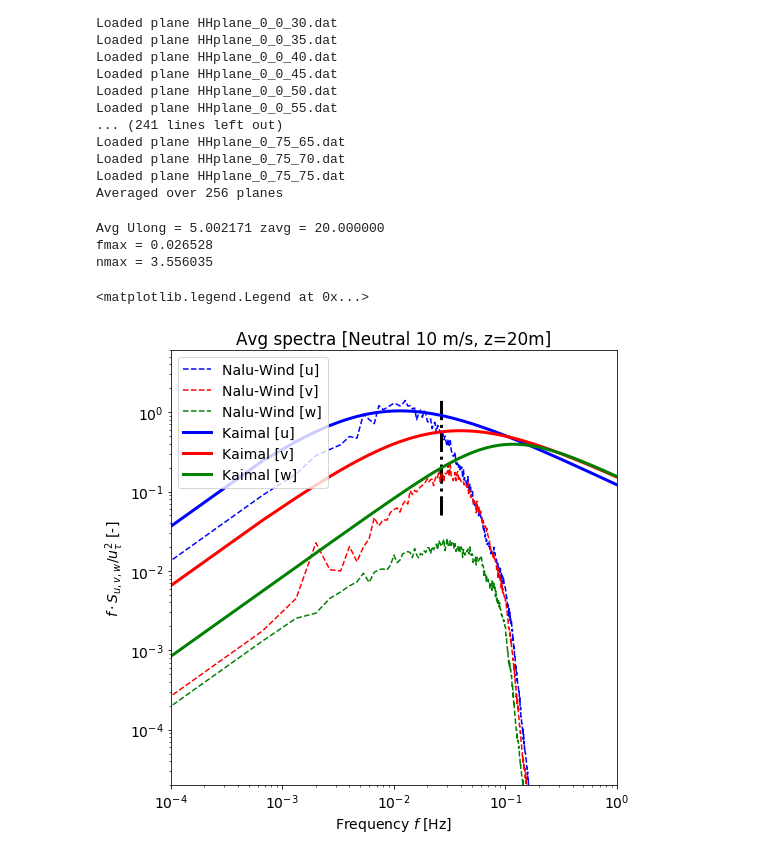
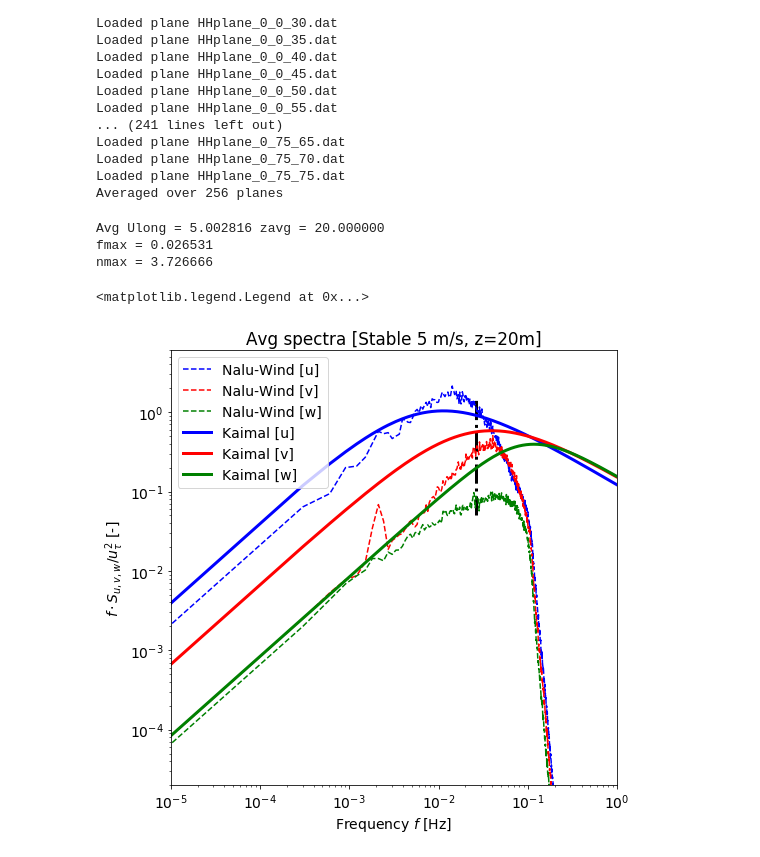
Before and after one commit to lawrenceccheung/AIAAScitech2021, a Jupyter notebook: NaluWindRuns/stable/05ms/05ms_iter02/Spectra_Stable_05ms.ipynb, the cells around one changed output. Cells and saved outputs as stored; diff of their text form; code cells hidden in the pictures.

```diff
--- a/NaluWindRuns/stable/05ms/05ms_iter02/Spectra_Stable_05ms.ipynb
+++ b/NaluWindRuns/stable/05ms/05ms_iter02/Spectra_Stable_05ms.ipynb
@@ -79,10 +79,10 @@ jvector  = [0, 5, 10, 15, 20, 25, 30, 35, 40, 45, 50, 55, 60, 65, 70, 75]
 ivector  = [0, 5, 10, 15, 20, 25, 30, 35, 40, 45, 50, 55, 60, 65, 70, 75]
 
 # Averaging bins
-avgbins = [] #[[15000.5, 18300],[16650.5, 19950]] #[[20000.5, 23300],[21650.5, 24950]]
+avgbins = [[15000.5, 18300],[16650.5, 19950]] # #[[20000.5, 23300],[21650.5, 24950]]
 
 # Friction velocity.  Eventually this should be pulled from the ABL stats file
-utau     = 0.1492
+utau     = 0.14238698987034834
 # %%
 # Construct the list of planefiles and average
 s='20'
@@ -123,41 +123,41 @@ allfmax[s]=fmax
 print("fmax = %f"%fmax)
 print("nmax = %f"%(fmax*zavg[s]/utau))
 # %% [output]
-Avg Ulong = 5.002171 zavg = 20.000000
-fmax = 0.026528
-nmax = 3.556035
+Avg Ulong = 5.002816 zavg = 20.000000
+fmax = 0.026531
+nmax = 3.726666
 # %%
 # Plot the longitudinal spectral
 plt.figure(figsize=(8,8))
 plt.rc('font', size=14)
 plt.rc('xtick', labelsize=14)
 # Plot the Nalu Wind spectra
 s='20'
 f=favg[s]
 plt.loglog(f, f*Suu_avg[s]/utau**2, 'b--', label='Nalu-Wind [u]')
 plt.loglog(f, f*Svv_avg[s]/utau**2, 'r--', label='Nalu-Wind [v]')
 plt.loglog(f, f*Sww_avg[s]/utau**2, 'g--', label='Nalu-Wind [w]')
 
 # Plot Kaimal
 plt.loglog(f, Su_Kai[s],'b', lw=3, label='Kaimal [u]')
 plt.loglog(f, Sv_Kai[s],'r', lw=3, label='Kaimal [v]')
 plt.loglog(f, Sw_Kai[s],'g', lw=3, label='Kaimal [w]')
 
 # Plot where the spectral cut-off is
 plt.vlines(fmax, 5e-2, 1.5,lw=3, linestyle='-.')
 
 #plt.vlines(0.0049*np.arange(1,4), 1e-1, 10, lw=1, linestyle='--')
 
 # Formatting options
 plt.ylim([2E-5, 6]);
-plt.xlim([1E-4, 1]);
+plt.xlim([1E-5, 1]);
 plt.xlabel('Frequency $f$ [Hz]')
 plt.ylabel('$f\cdot S_{u,v,w}/u_{\\tau}^2$ [-]')
-plt.title('Avg spectra [Neutral 10 m/s, z=%sm]'%s)
+plt.title('Avg spectra [Stable 5 m/s, z=%sm]'%s)
 plt.legend(loc='upper left')
 # %% [output]
 <matplotlib.legend.Legend at 0x...>
-[figure, old version]
+[figure, new version]
 # %%
 # --- Paper version ---
 plt.figure(figsize=(5,5),dpi=100)
```
Also changed, not shown: parts of 1 cell of this notebook, 3 other files.
